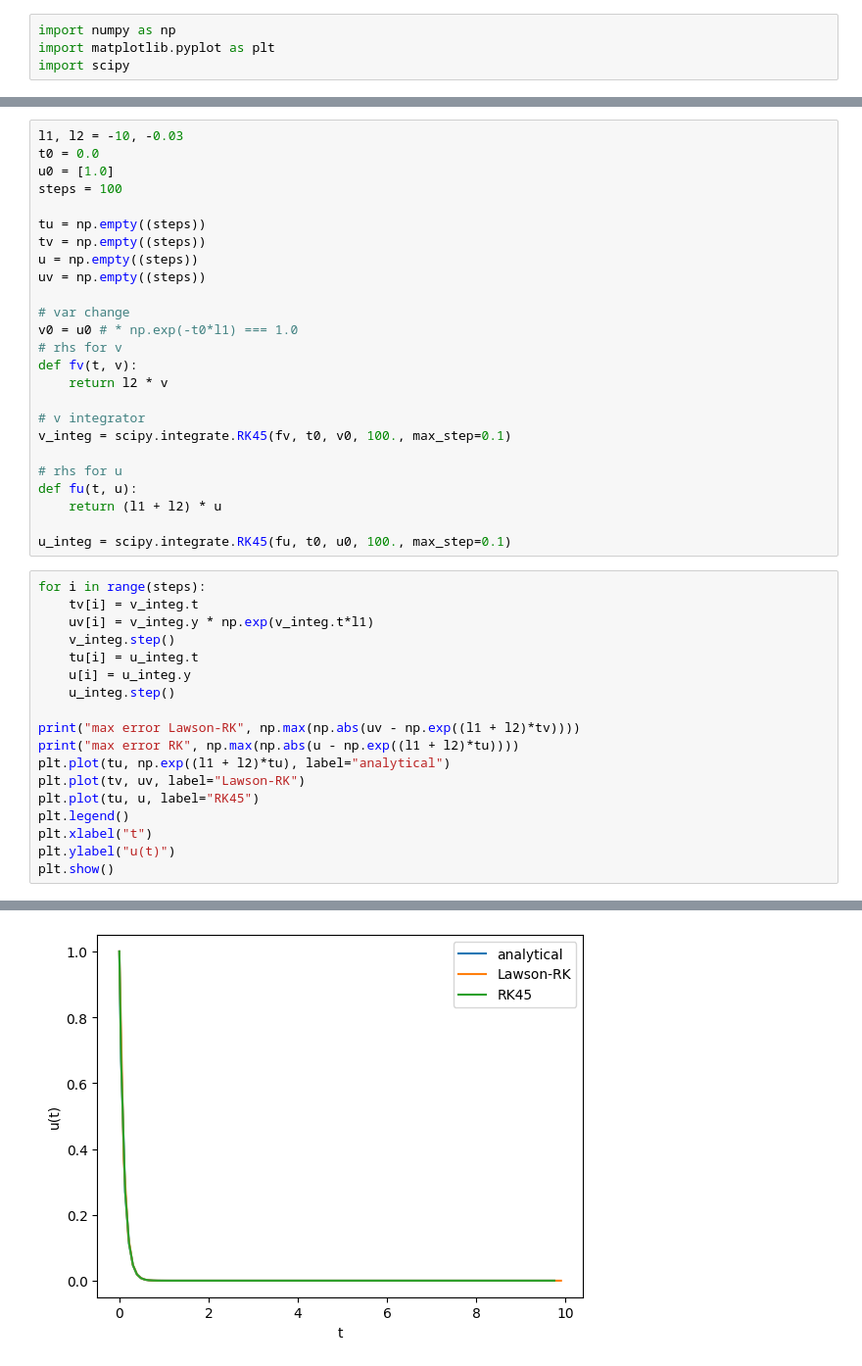
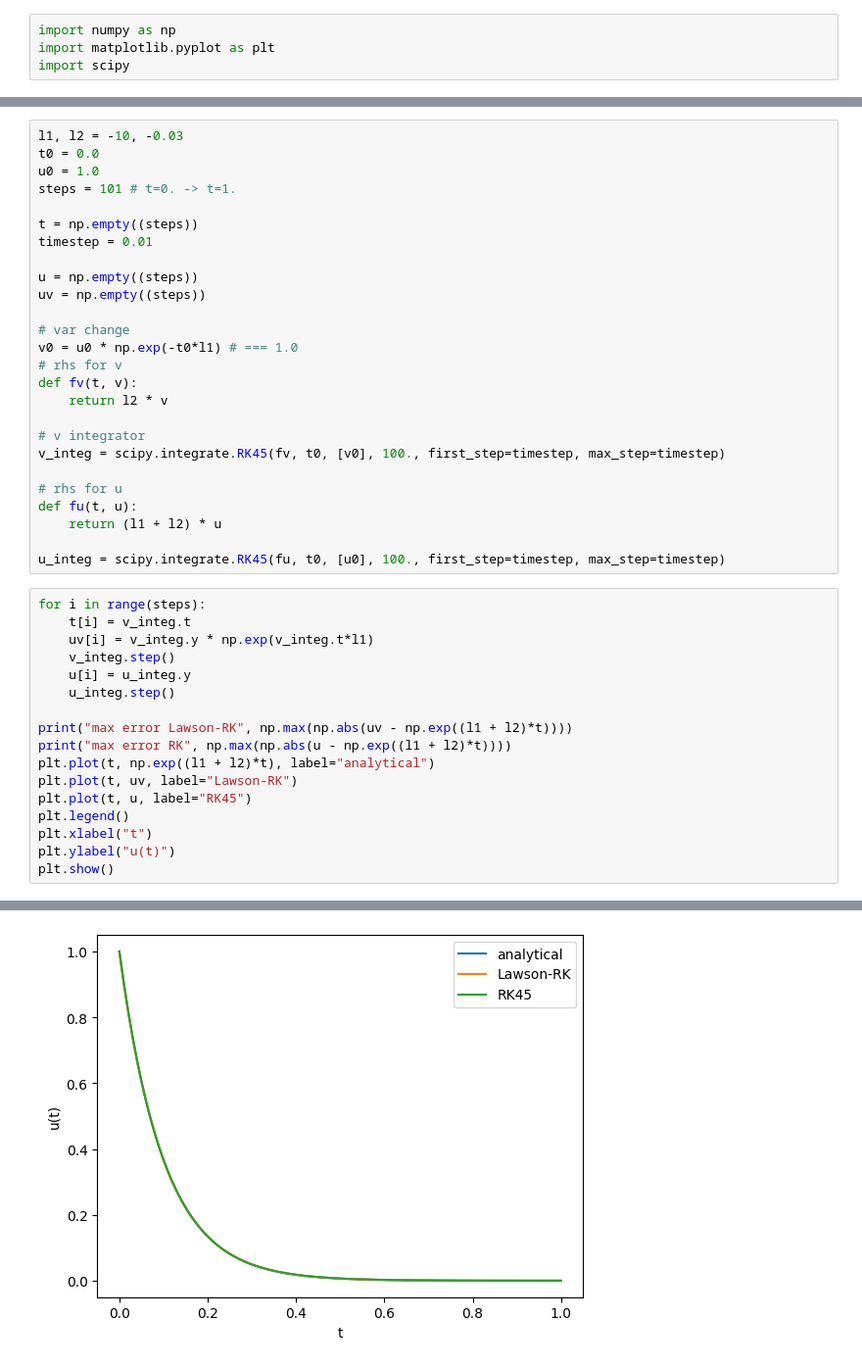
Before and after one commit to BoriskovaLiza/masterarbeit, a Jupyter notebook: Lawson.ipynb, the cells around one changed output, grey strips where cells are left out. Shown: that part at 98% size. Drawn from its saved outputs; the diff is of its cells as text.

Commit message:
fix Lawson SDC

```diff
--- a/Lawson.ipynb
+++ b/Lawson.ipynb
@@ -12,42 +14,42 @@ $$v_t = e^{-tA}F(e^{tA}v(t)) \equiv \lambda_2 v(t) = f(v)$$
 # %%
 l1, l2 = -10, -0.03
 t0 = 0.0
-u0 = [1.0]
-steps = 100
+u0 = 1.0
+steps = 101 # t=0. -> t=1.
 
-tu = np.empty((steps))
-tv = np.empty((steps))
+t = np.empty((steps))
+timestep = 0.01
+
 u = np.empty((steps))
 uv = np.empty((steps))
 
 # var change
-v0 = u0 # * np.exp(-t0*l1) === 1.0
+v0 = u0 * np.exp(-t0*l1) # === 1.0
 # rhs for v
 def fv(t, v):
     return l2 * v
 
 # v integrator
-v_integ = scipy.integrate.RK45(fv, t0, v0, 100., max_step=0.1)
+v_integ = scipy.integrate.RK45(fv, t0, [v0], 100., first_step=timestep, max_step=timestep)
 
 # rhs for u
 def fu(t, u):
     return (l1 + l2) * u
 
-u_integ = scipy.integrate.RK45(fu, t0, u0, 100., max_step=0.1)
+u_integ = scipy.integrate.RK45(fu, t0, [u0], 100., first_step=timestep, max_step=timestep)
 # %%
 for i in range(steps):
-    tv[i] = v_integ.t
+    t[i] = v_integ.t
     uv[i] = v_integ.y * np.exp(v_integ.t*l1)
     v_integ.step()
-    tu[i] = u_integ.t
     u[i] = u_integ.y
     u_integ.step()
 
-print("max error Lawson-RK", np.max(np.abs(uv - np.exp((l1 + l2)*tv))))
-print("max error RK", np.max(np.abs(u - np.exp((l1 + l2)*tu))))
-plt.plot(tu, np.exp((l1 + l2)*tu), label="analytical")
-plt.plot(tv, uv, label="Lawson-RK")
-plt.plot(tu, u, label="RK45")
+print("max error Lawson-RK", np.max(np.abs(uv - np.exp((l1 + l2)*t))))
+print("max error RK", np.max(np.abs(u - np.exp((l1 + l2)*t))))
+plt.plot(t, np.exp((l1 + l2)*t), label="analytical")
+plt.plot(t, uv, label="Lawson-RK")
+plt.plot(t, u, label="RK45")
 plt.legend()
 plt.xlabel("t")
 plt.ylabel("u(t)")
@@ -58 +60 @@ max error RK 0.00016871062123058334
-[figure, old version]
+[figure, new version]
```
Also changed, not shown: parts of 5 cells of this notebook.
